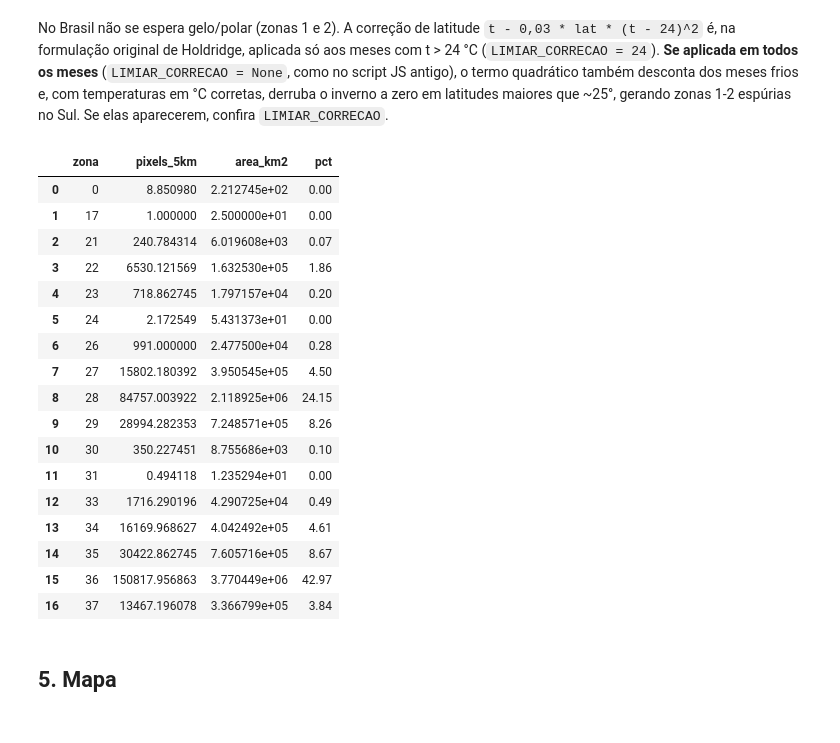
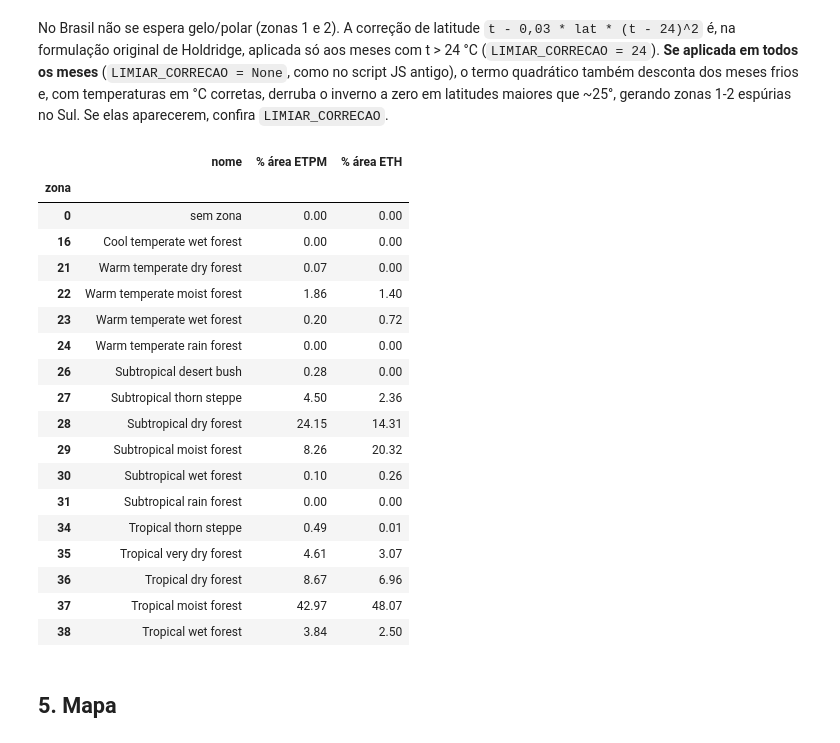
Before and after one commit to fcoliveira-utfpr/climate_for_soil, a Jupyter notebook: climas/chelsa_climas_brasil/holdridge_chelsa.ipynb, the cells around one changed output. Drawn from its saved outputs; the diff is of its cells as text; code cells hidden in the pictures.

```diff
--- a/climas/chelsa_climas_brasil/holdridge_chelsa.ipynb
+++ b/climas/chelsa_climas_brasil/holdridge_chelsa.ipynb
@@ -32,8 +47,11 @@ ASSET_TAS = "projects/fcoliveira/assets/chelsa_brasil_tas_normal_1991_2020"
 ASSET_PET = "projects/fcoliveira/assets/chelsa_brasil_pet_normal_1991_2020"
 ASSET_PR = "projects/fcoliveira/assets/chelsa_brasil_pr_normal_1991_2020"
 
-# Asset de saida com a classificacao (referencia; a exportacao e manual, ver secao 6)
-ASSET_SAIDA = "projects/fcoliveira/assets/CHELSA/Holdridge_CHELSA_BR_1991_2020"
+# Duas versoes da ETP na razao ETP/P: Penman-Monteith do CHELSA e a de Holdridge (58,93 x biotemperatura)
+VERSOES_ETP = {"ETPM": "penman", "ETH": "holdridge"}
+
+# Assets de saida (referencia; a exportacao e manual, ver secao 6)
+ASSET_SAIDA = {v: f"projects/fcoliveira/assets/Holdridge_CHELSA_BR_1991_2020_{v}" for v in VERSOES_ETP}
 
 # 24  = correcao de latitude so nos meses com t > 24 C (formulacao original de Holdridge).
 # None = correcao em todos os meses (como o script JS antigo); zera os meses frios no Sul
@@ -69,8 +87,9 @@ Learn more: https://developers.google.com/earth-engine/datasets/catalog/FAO_GAUL
 normal = h.carregar_normal(ASSET_TAS, ASSET_PET, ASSET_PR)
 print("Bandas:", normal.bandNames().getInfo())
 
-resultado = h.classificar_holdridge(normal, LIMIAR_CORRECAO).clip(brasil)
-zona = resultado.select("zone38_id")
+resultados = {v: h.classificar_holdridge(normal, LIMIAR_CORRECAO, etp=e).clip(brasil)
+              for v, e in VERSOES_ETP.items()}
+zonas = {v: r.select("zone38_id") for v, r in resultados.items()}
 # %% [output]
 Bandas: ['tas_01', 'tas_02', 'tas_03', 'tas_04', 'tas_05', 'tas_06', 'tas_07', 'tas_08', 'tas_09', 'tas_10', 'tas_11', 'tas_12', 'pet_01', 'pet_02', 'pet_03', 'pet_04', 'pet_05', 'pet_06', 'pet_07', ' ...
 # %% [markdown]
@@ -83,7 +102,8 @@ classificação). O resultado, `zona_final`, é a imagem pronta para a exportaç
 # %%
-zona_final = (h.suavizar_zona(zona).unmask(0).clip(brasil)
-              .rename("zone38_id")
-              .toByte())
+zonas_finais = {v: (h.suavizar_zona(z).unmask(0).clip(brasil)
+                    .rename("zone38_id")
+                    .toByte())
+                for v, z in zonas.items()}
 # %% [markdown]
 ## 4. Verificação: áreas por zona
 # %% [markdown]
@@ -93,43 +113,46 @@ todos os meses** (`LIMIAR_CORRECAO = None`, como no script JS antigo), o termo q
 frios e, com temperaturas em °C corretas, derruba o inverno a zero em latitudes maiores que ~25°, gerando zonas
 1-2 espúrias no Sul. Se elas aparecerem, confira `LIMIAR_CORRECAO`.
 # %%
-hist = zona_final.reduceRegion(
-    reducer=ee.Reducer.frequencyHistogram(),
-    geometry=brasil.geometry(),
-    scale=5000,
-    maxPixels=1e13,
-    bestEffort=True,
-).get("zone38_id").getInfo()
+def area_por_zona(zona_final):
+    hist = zona_final.reduceRegion(
+        reducer=ee.Reducer.frequencyHistogram(),
+        geometry=brasil.geometry(),
+        scale=5000,
+        maxPixels=1e13,
+        bestEffort=True,
+    ).get("zone38_id").getInfo()
+    s = pd.Series(hist, dtype=float)
+    s.index = s.index.astype(float).astype(int)
+    return 100 * s / s.sum()
 
-tabela = (pd.Series(hist, name="pixels_5km").rename_axis("zona").reset_index()
-          .assign(zona=lambda d: d.zona.astype(int))
-          .sort_values("zona"))
-tabela["area_km2"] = tabela["pixels_5km"] * 25
-tabela["pct"] = (100 * tabela["pixels_5km"] / tabela["pixels_5km"].sum()).round(2)
-display(tabela)
+tabela = pd.DataFrame({v: area_por_zona(z) for v, z in zonas_finais.items()}).fillna(0).sort_index()
+tabela.insert(0, "nome", tabela.index.map(h.LEGENDA).fillna("sem zona"))
+tabela.index.name = "zona"
+display(tabela.round(2).rename(columns={v: f"% área {v}" for v in VERSOES_ETP}))
 
-if tabela["zona"].isin([1, 2]).any():
-    pct = tabela.loc[tabela["zona"].isin([1, 2]), "pct"].sum()
-    print(f"ATENCAO: {pct:.1f}% do Brasil caiu nas zonas 1-2 (gelo/polar). Reveja LIMIAR_CORRECAO.")
+for v in VERSOES_ETP:
+    if tabela.loc[tabela.index.isin([1, 2]), v].sum() > 0:
+        print(f"ATENCAO ({v}): parte do Brasil caiu nas zonas 1-2 (gelo/polar). Reveja LIMIAR_CORRECAO.")
 # %% [output]
-|  | zona | pixels_5km | area_km2 | pct |
-| 0 | 0 | 8.850980 | 2.212745e+02 | 0.00 |
-| 1 | 17 | 1.000000 | 2.500000e+01 | 0.00 |
-| 2 | 21 | 240.784314 | 6.019608e+03 | 0.07 |
-| 3 | 22 | 6530.121569 | 1.632530e+05 | 1.86 |
-| 4 | 23 | 718.862745 | 1.797157e+04 | 0.20 |
-| 5 | 24 | 2.172549 | 5.431373e+01 | 0.00 |
-| 6 | 26 | 991.000000 | 2.477500e+04 | 0.28 |
-| 7 | 27 | 15802.180392 | 3.950545e+05 | 4.50 |
-| 8 | 28 | 84757.003922 | 2.118925e+06 | 24.15 |
-| 9 | 29 | 28994.282353 | 7.248571e+05 | 8.26 |
-| 10 | 30 | 350.227451 | 8.755686e+03 | 0.10 |
-| 11 | 31 | 0.494118 | 1.235294e+01 | 0.00 |
-| 12 | 33 | 1716.290196 | 4.290725e+04 | 0.49 |
-| 13 | 34 | 16169.968627 | 4.042492e+05 | 4.61 |
-| 14 | 35 | 30422.862745 | 7.605716e+05 | 8.67 |
-| 15 | 36 | 150817.956863 | 3.770449e+06 | 42.97 |
-| 16 | 37 | 13467.196078 | 3.366799e+05 | 3.84 |
+|  | nome | % área ETPM | % área ETH |
+| zona |  |  |  |
+| 0 | sem zona | 0.00 | 0.00 |
+| 16 | Cool temperate wet forest | 0.00 | 0.00 |
+| 21 | Warm temperate dry forest | 0.07 | 0.00 |
+| 22 | Warm temperate moist forest | 1.86 | 1.40 |
+| 23 | Warm temperate wet forest | 0.20 | 0.72 |
+| 24 | Warm temperate rain forest | 0.00 | 0.00 |
+| 26 | Subtropical desert bush | 0.28 | 0.00 |
+| 27 | Subtropical thorn steppe | 4.50 | 2.36 |
+| 28 | Subtropical dry forest | 24.15 | 14.31 |
+| 29 | Subtropical moist forest | 8.26 | 20.32 |
+| 30 | Subtropical wet forest | 0.10 | 0.26 |
+| 31 | Subtropical rain forest | 0.00 | 0.00 |
+| 34 | Tropical thorn steppe | 0.49 | 0.01 |
+| 35 | Tropical very dry forest | 4.61 | 3.07 |
+| 36 | Tropical dry forest | 8.67 | 6.96 |
+| 37 | Tropical moist forest | 42.97 | 48.07 |
+| 38 | Tropical wet forest | 3.84 | 2.50 |
 # %% [markdown]
 ## 5. Mapa
 # %%
```
Also changed, not shown: parts of 5 cells of this notebook, 1 other file.
